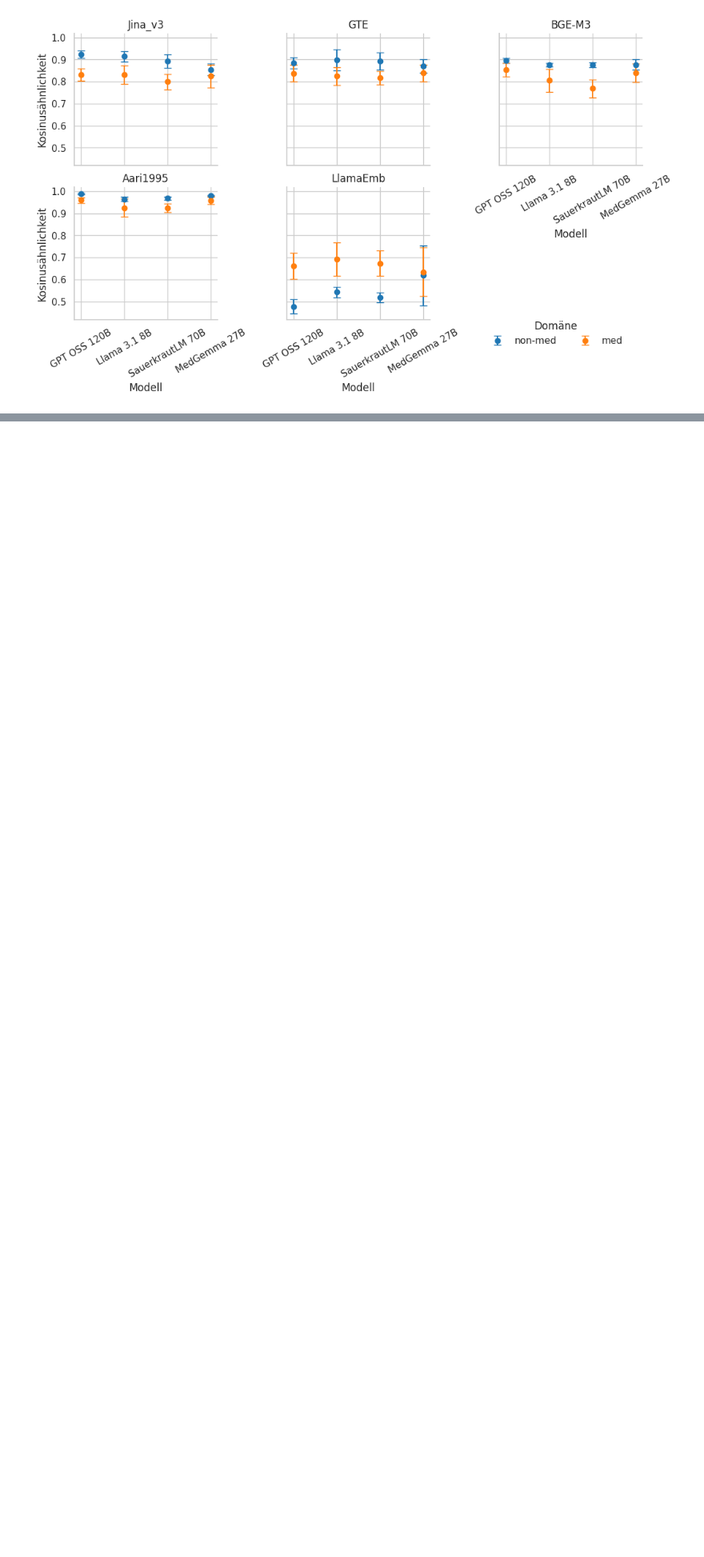
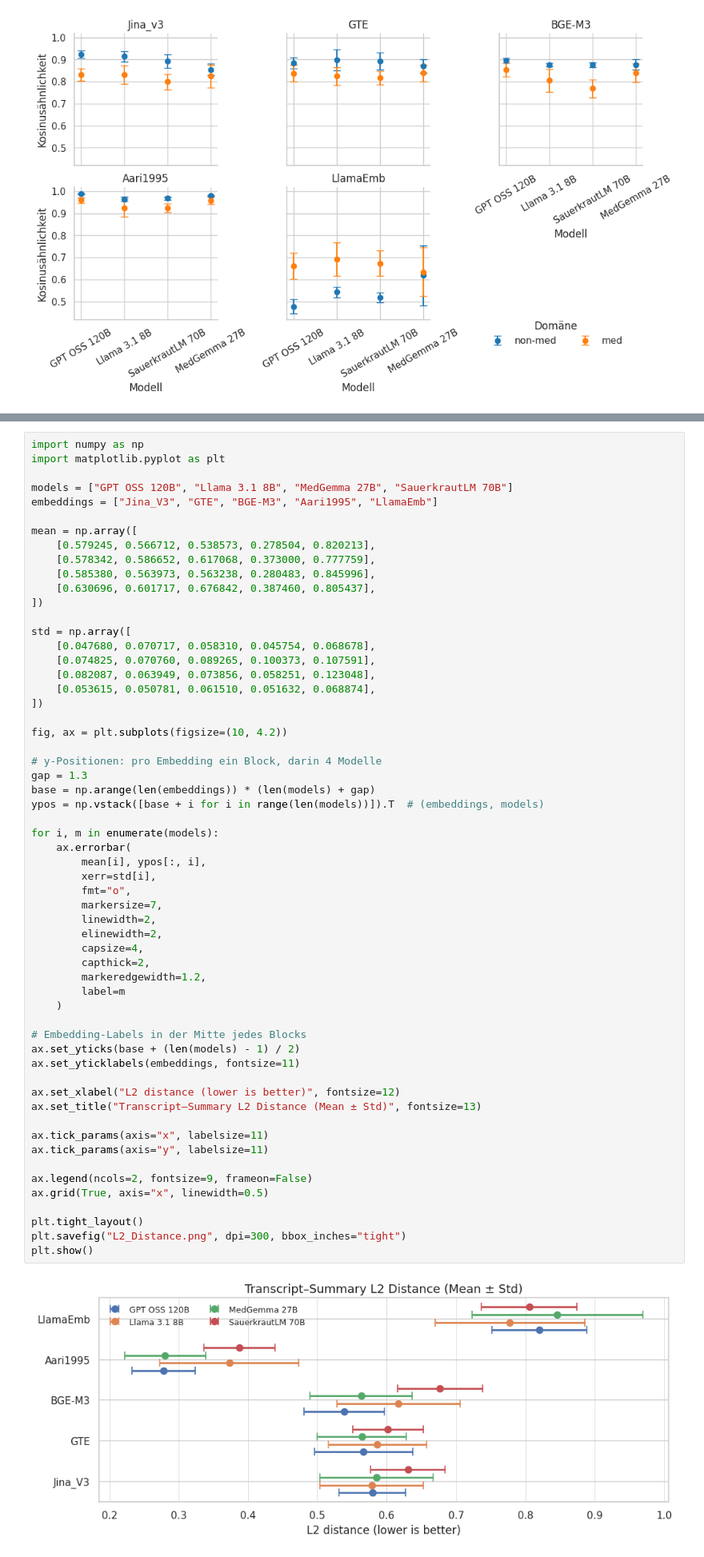
Before and after one commit to ahmad-Wattar/whisper-llm-eval, a Jupyter notebook: plots/gemeinsame_plots.ipynb, the cells around one changed output, grey strips where cells are left out. Shown at 80% size. Cells and saved outputs as stored; diff of their text form; blank space fills up the shorter version.

```diff
--- a/plots/gemeinsame_plots.ipynb
+++ b/plots/gemeinsame_plots.ipynb
@@ -752,3 +492,63 @@ plt.show()
+# %%
+import numpy as np
+import matplotlib.pyplot as plt
+
+models = ["GPT OSS 120B", "Llama 3.1 8B", "MedGemma 27B", "SauerkrautLM 70B"]
+embeddings = ["Jina_V3", "GTE", "BGE-M3", "Aari1995", "LlamaEmb"]
+
+mean = np.array([
+    [0.579245, 0.566712, 0.538573, 0.278504, 0.820213],
+    [0.578342, 0.586652, 0.617068, 0.373000, 0.777759],
+    [0.585380, 0.563973, 0.563238, 0.280483, 0.845996],
+    [0.630696, 0.601717, 0.676842, 0.387460, 0.805437],
+])
+
+std = np.array([
+    [0.047680, 0.070717, 0.058310, 0.045754, 0.068678],
+    [0.074825, 0.070760, 0.089265, 0.100373, 0.107591],
+    [0.082087, 0.063949, 0.073856, 0.058251, 0.123048],
+    [0.053615, 0.050781, 0.061510, 0.051632, 0.068874],
+])
+
+fig, ax = plt.subplots(figsize=(10, 4.2))
+
+# y-Positionen: pro Embedding ein Block, darin 4 Modelle
+gap = 1.3
+base = np.arange(len(embeddings)) * (len(models) + gap)
+ypos = np.vstack([base + i for i in range(len(models))]).T  # (embeddings, models)
+
+for i, m in enumerate(models):
+    ax.errorbar(
+        mean[i], ypos[:, i],
+        xerr=std[i],
+        fmt="o",
+        markersize=7,
+        linewidth=2,
+        elinewidth=2,
+        capsize=4,
+        capthick=2,
+        markeredgewidth=1.2,
+        label=m
+    )
+
+# Embedding-Labels in der Mitte jedes Blocks
+ax.set_yticks(base + (len(models) - 1) / 2)
+ax.set_yticklabels(embeddings, fontsize=11)
+
+ax.set_xlabel("L2 distance (lower is better)", fontsize=12)
+ax.set_title("Transcript–Summary L2 Distance (Mean ± Std)", fontsize=13)
+
+ax.tick_params(axis="x", labelsize=11)
+ax.tick_params(axis="y", labelsize=11)
+
+ax.legend(ncols=2, fontsize=9, frameon=False)
+ax.grid(True, axis="x", linewidth=0.5)
+
+plt.tight_layout()
+plt.savefig("L2_Distance.png", dpi=300, bbox_inches="tight")
+plt.show()
+# %% [output]
+[figure, added]
 # %%
 import numpy as np
 import matplotlib.pyplot as plt
```
Also changed, not shown: parts of 6 cells of this notebook.
